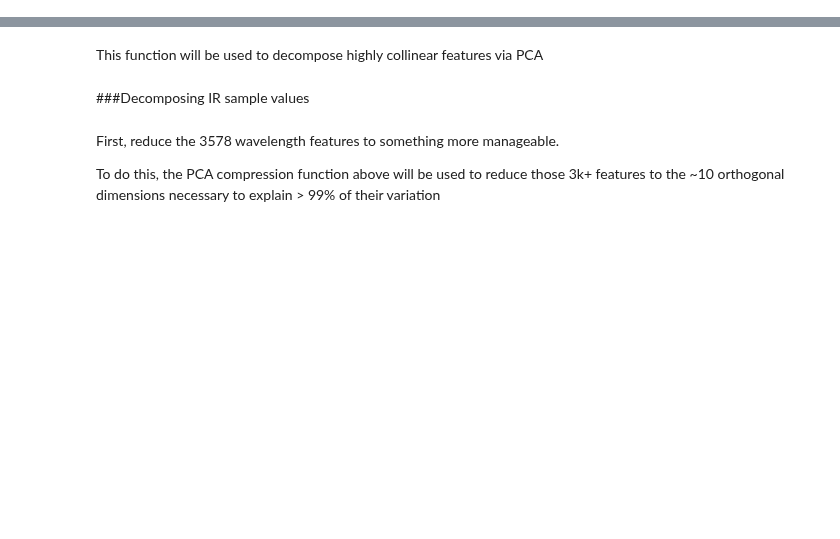
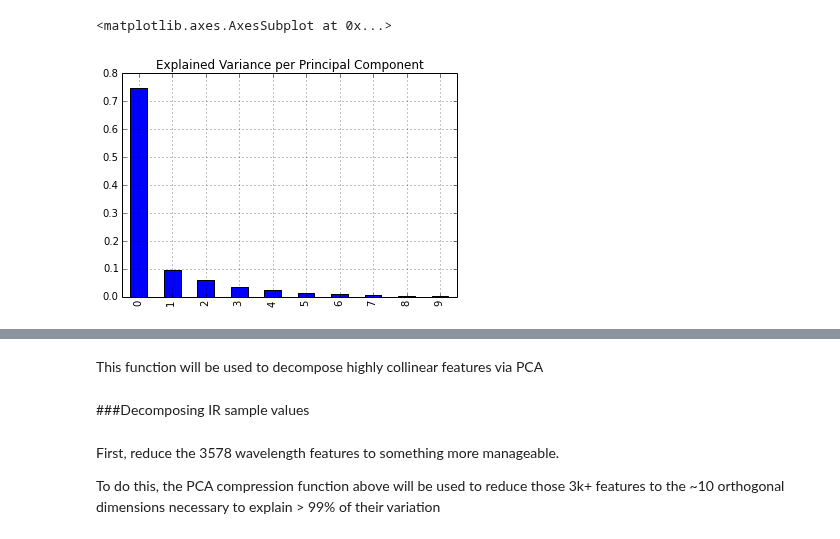
Before and after one commit to eric-czech/portfolio, a Jupyter notebook: demonstrative/python/notebooks/kaggle_soil.ipynb, the cells around one changed output, grey strips where cells are left out. Cells and saved outputs as stored; diff of their text form; code cells hidden in the pictures; blank space fills up the shorter version.

```diff
--- a/demonstrative/python/notebooks/kaggle_soil.ipynb
+++ b/demonstrative/python/notebooks/kaggle_soil.ipynb
@@ -8,16 +53,33 @@ np.random.seed(123)
 # %%
 class Dataset:
+
+    # Dependent quantities to be predicted
     _cols_y = ['Ca', 'P', 'pH', 'SOC', 'Sand']
+
+    # Feature names not adhering to some prefix + number naming scheme
     _cols_other = ['CTI','ELEV','EVI','LSTD','LSTN','RELI','TMAP','TMFI','Depth']
 
     def __init__(self, f='/Users/eczech/kaggle/soil/training.csv', sample_rate=.5):
         self.data = pd.io.parsers.read_csv(f)
+
+        # Code the sole categorical feature as a binary numeric value
         self.data['Depth'] = self.data['Depth'].map({'Topsoil': 0, 'Subsoil': 1})
+
+        # If sampling rate given, only use a fraction of
+        # the data for the rest of the analysis
         if sample_rate:
             n = len(self.data)
-            self.data = self.data.iloc[np.random.permutation(n)[:int(.5*n)]]
+            self.data = self.data.iloc[np.random.permutation(n)[:int(sample_rate*n)]]
+
+        # Set the unique identifier for each sample as well
+        # as other commonly used properties
         self.data.set_index('PIDN', inplace=True)
         self.N = len(self.data)
+        self.cols = self.data.columns.tolist()
+
+        # Remove features for CO2 spectra wavelengths -- competition hosts suggested doing this
+        cols_co2_spectra = ['m2379.76','m2377.83','m2375.9','m2373.97','m2372.04','m2370.11''m2368.18','m2366.26','m2364.33','m2362.4','m2360.47','m2358.54''m2356.61','m2354.68','m2352.76']
+        self.data = self.data[[col for col in self.cols if col not in cols_co2_spectra]]
         self.cols = self.data.columns.tolist()
 
     def X_IR(self):
@@ -37,6 +99,3 @@ class Dataset:
 
     def Y(self):
         return self.data[self._cols_y]
-
-dataset = Dataset()
-dataset.data.head()
@@ -42,0 +104,4 @@ dataset.data.head()
+# %%
+dataset = Dataset(sample_rate=1)
+print 'Number of samples = {}, number of columns = {}'.format(dataset.N, dataset.data.shape[1])
+dataset.data.head()
@@ -42,0 +125,10 @@ dataset.data.head()
+# %%
+from sklearn import decomposition
+
+# Apply PCA to the IR sample values to see how well 2 dimensions can be used to describe them all
+pca = decomposition.PCA(n_components=10).fit(dataset.X_IR())
+pd.Series(pca.explained_variance_ratio_)\
+.order(ascending=False).plot(kind='bar', title='Explained Variance per Principal Component')
+# %% [output]
+<matplotlib.axes.AxesSubplot at 0x...>
+[figure, added]
```
Also changed, not shown: parts of 35 cells of this notebook.
